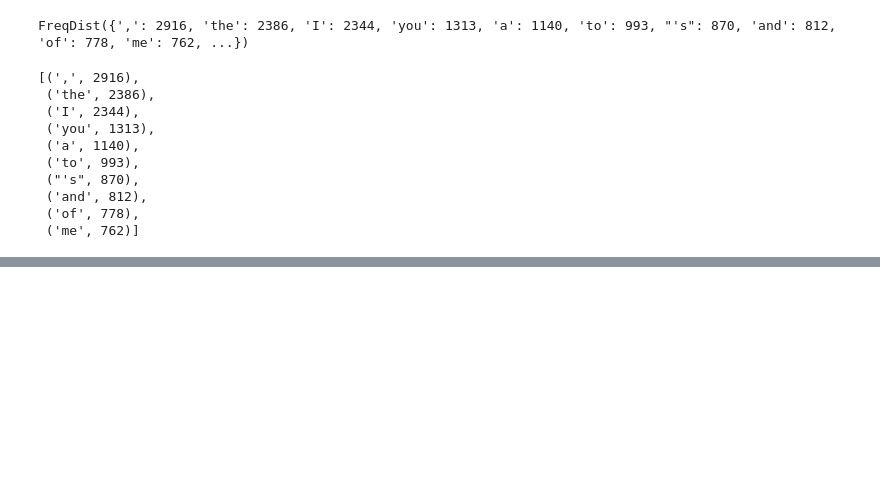
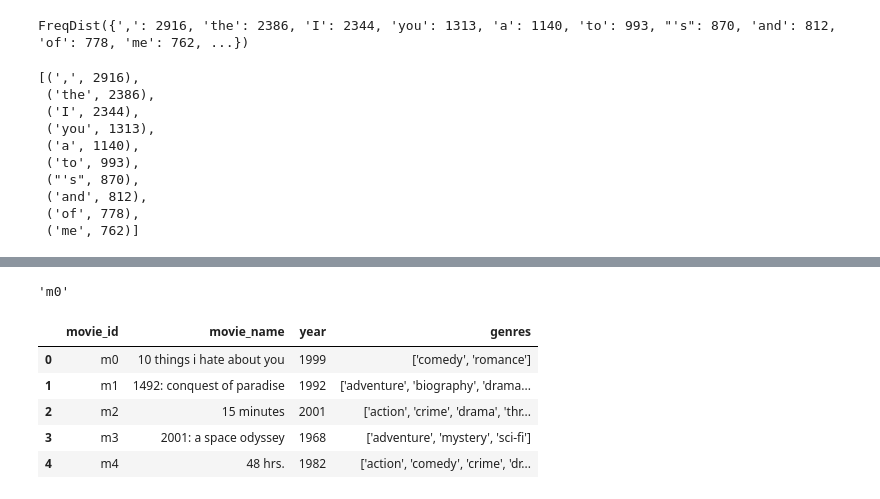
Before and after one commit to raphaelmcobe/text-processing-seminar, a Jupyter notebook: notebooks/Python NLP.ipynb, the cells around one changed output, grey strips where cells are left out. Drawn from its saved outputs; the diff is of its cells as text; code cells hidden in the pictures; blank space fills up the shorter version.

```diff
--- a/notebooks/Python NLP.ipynb
+++ b/notebooks/Python NLP.ipynb
@@ -129,0 +160,15 @@ fdist.most_common(10)
+# %%
+lines.iloc[0,0]
+# %% [output]
+'m0'
+# %%
+movie_metadata = pd.read_csv('movie_titles_metadata.txt', sep = '\+\+\+\$\+\+\+', engine = 'python', header=None, dtype=str)
+# %%
+movie_metadata.head()
+# %% [output]
+|  | movie_id | movie_name | year | genres |
+| 0 | m0 | 10 things i hate about you | 1999 | ['comedy', 'romance'] |
+| 1 | m1 | 1492: conquest of paradise | 1992 | ['adventure', 'biography', 'drama... |
+| 2 | m2 | 15 minutes | 2001 | ['action', 'crime', 'drama', 'thr... |
+| 3 | m3 | 2001: a space odyssey | 1968 | ['adventure', 'mystery', 'sci-fi'] |
+| 4 | m4 | 48 hrs. | 1982 | ['action', 'comedy', 'crime', 'dr... |
```
Also changed, not shown: parts of 31 cells of this notebook, 6 other files.
